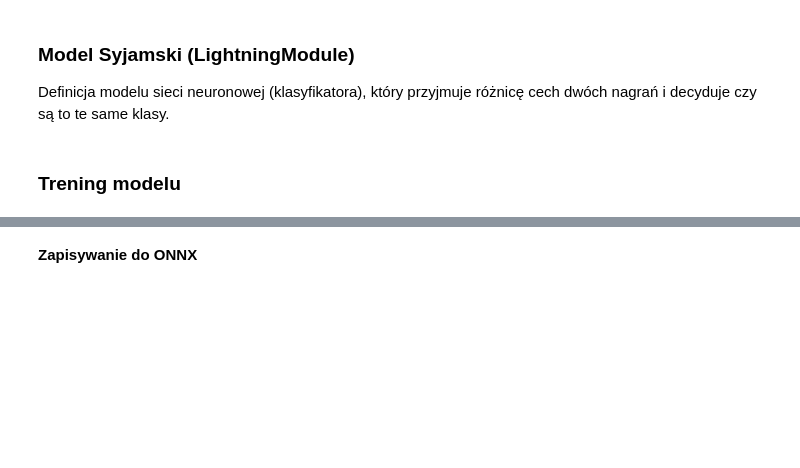
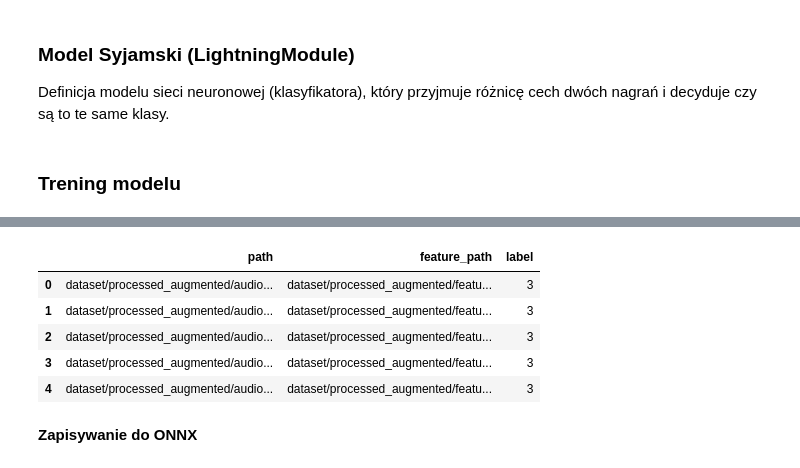
Before and after one commit to Remek2GO/siamese-audio-classifier, a Jupyter notebook: dataloader.ipynb, the cells around one changed output, grey strips where cells are left out. Saved outputs shown, nothing was run; the diff lists cells and outputs as text; code cells hidden in the pictures; blank space fills up the shorter version.

```diff
--- a/dataloader.ipynb
+++ b/dataloader.ipynb
@@ -203,12 +192,13 @@ class OpenL3FeatureExtractor:
 
     def extract_features(self, waveform):
         """
-        Ekstrakcja cech z audio.
-        waveform: tensor PyTorch [batch, channels, samples] lub [channels, samples]
+        waveform: [channels, samples] lub [batch, channels, samples]
         """
 
-        if waveform.dim() == 2:
-            waveform = waveform.unsqueeze(0)
+        if waveform.dim() == 3:   # [batch, channels, samples]
+            waveform = waveform.mean(dim=1)  # [batch, samples]
+        elif waveform.dim() == 2: # [channels, samples]
+            waveform = waveform.unsqueeze(0) # [1, samples]
 
         waveform = waveform.to(self.device)
 
@@ -221,9 +211,10 @@ class OpenL3FeatureExtractor:
                 verbose=False
             )
 
-        aggregated = embeddings.mean(dim=1)
+        aggregated = embeddings.mean(dim=1)  # mean pooling po czasie
+        return aggregated.cpu()
 
-        return aggregated.cpu()
+
 
 print("Inicjalizacja TorchOpenL3 Feature Extractor...")
 feature_extractor = OpenL3FeatureExtractor(
@@ -627,3 +765,12 @@ Total FLOPs: 0
+# %%
+df_augmented.head()
+# %% [output]
+|  | path | feature_path | label |
+| 0 | dataset/processed_augmented/audio... | dataset/processed_augmented/featu... | 3 |
+| 1 | dataset/processed_augmented/audio... | dataset/processed_augmented/featu... | 3 |
+| 2 | dataset/processed_augmented/audio... | dataset/processed_augmented/featu... | 3 |
+| 3 | dataset/processed_augmented/audio... | dataset/processed_augmented/featu... | 3 |
+| 4 | dataset/processed_augmented/audio... | dataset/processed_augmented/featu... | 3 |
 # %% [markdown]
 **Zapisywanie do ONNX**
 # %%
```
Also changed, not shown: parts of 12 cells of this notebook, 1 other file.
